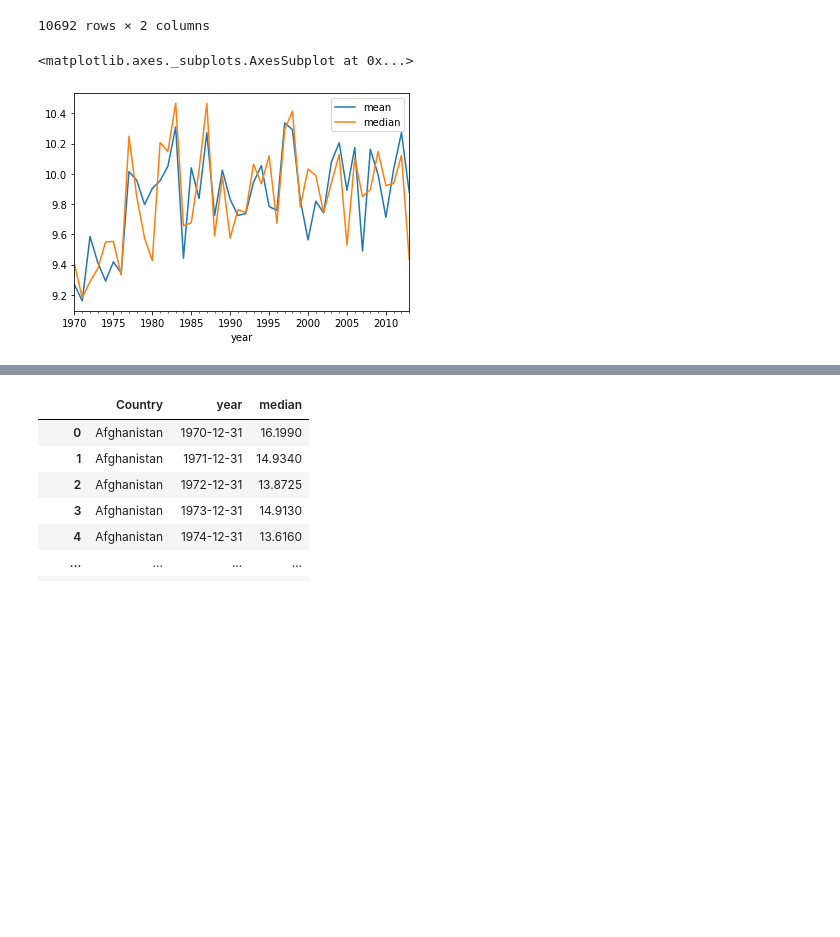
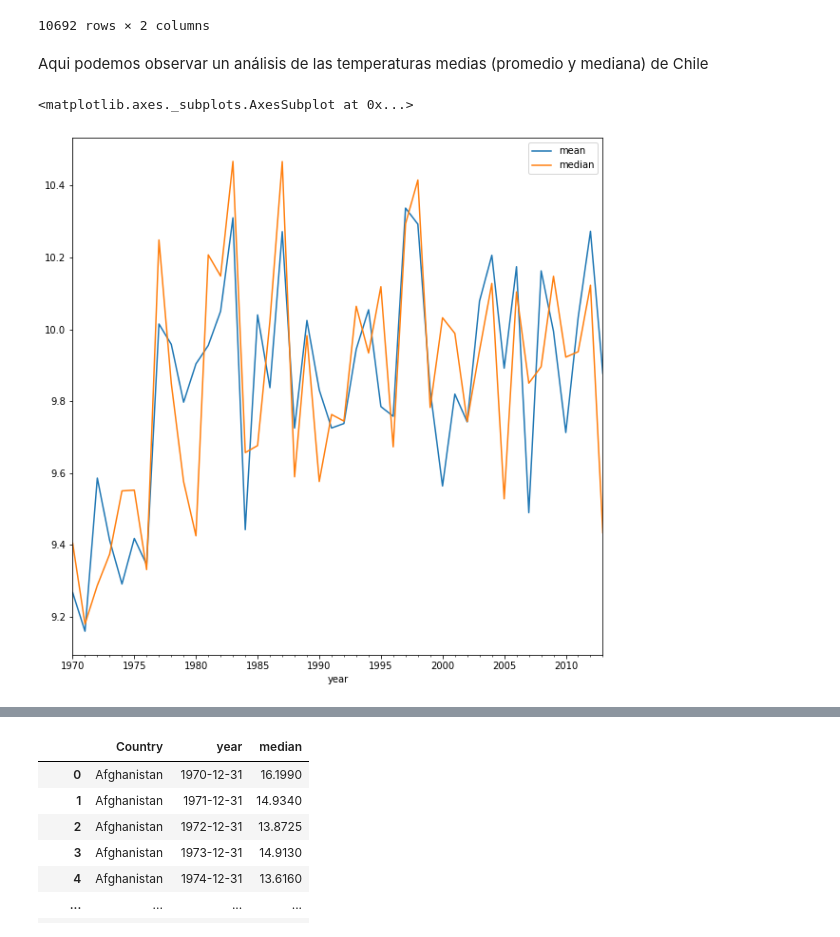
Before and after one commit to AngelloVillanueva/global_warming, a Jupyter notebook: Data Analysis.ipynb, the cells around one changed output, grey strips where cells are left out. Saved outputs shown, nothing was run; the diff lists cells and outputs as text; code cells hidden in the pictures; blank space fills up the shorter version.

```diff
--- a/Data Analysis.ipynb
+++ b/Data Analysis.ipynb
@@ -171,8 +178,10 @@ df_temp_avg
 |  | 2012-12-31 | 6.063917 | 6.2540 |
 |  | 2013-12-31 | 6.229750 | 6.0140 |
 10692 rows × 2 columns
+# %% [markdown]
+Aqui podemos observar un análisis de las temperaturas medias (promedio y mediana) de Chile
 # %%
-df_temp_avg.xs('Chile')['AverageTemperature'].plot()
+df_temp_avg.xs('Chile')['AverageTemperature'].plot(figsize = (10,10))
 # %% [output]
 <matplotlib.axes._subplots.AxesSubplot at 0x...>
-[figure, old version]
+[figure, new version]
```
Also changed, not shown: parts of 11 cells of this notebook.
